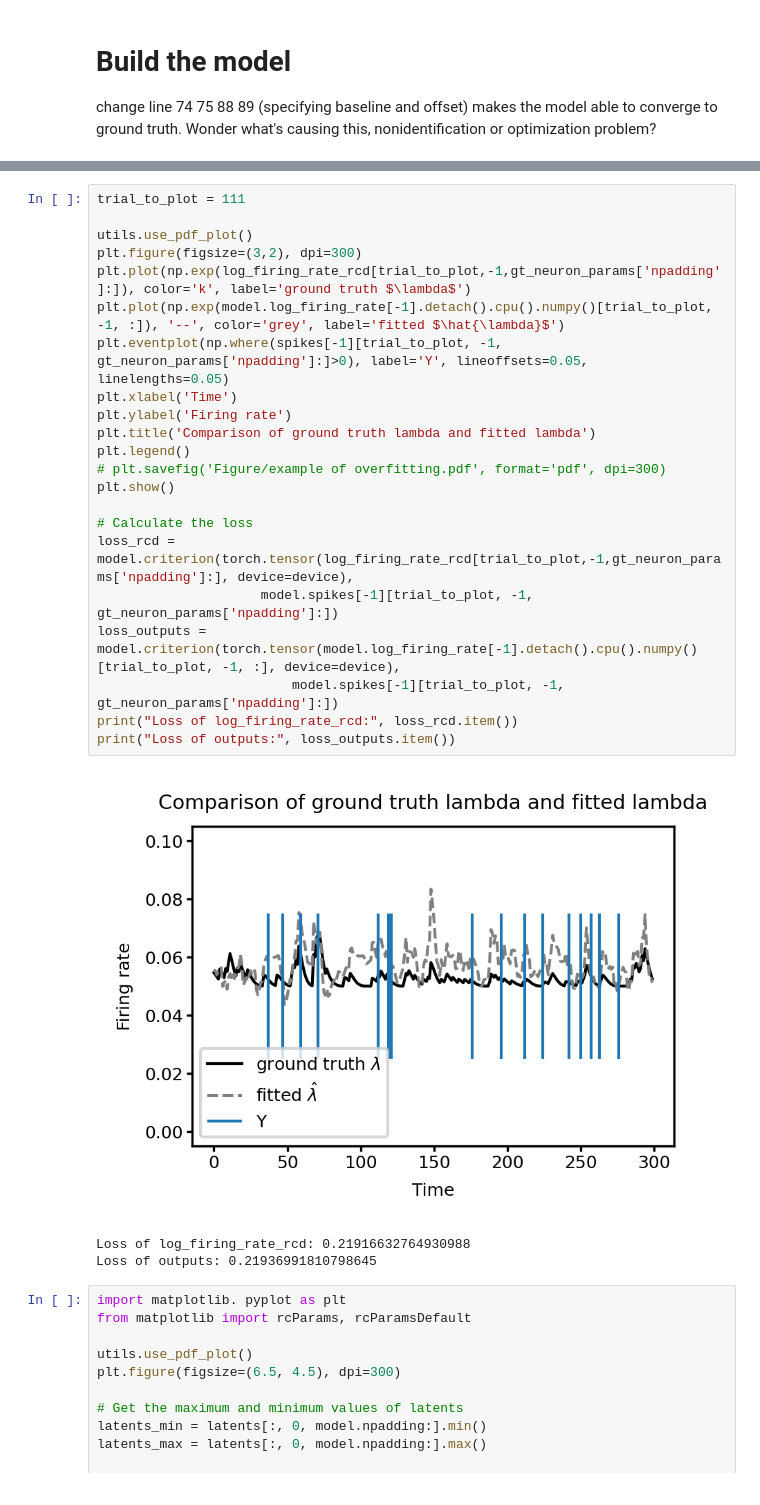
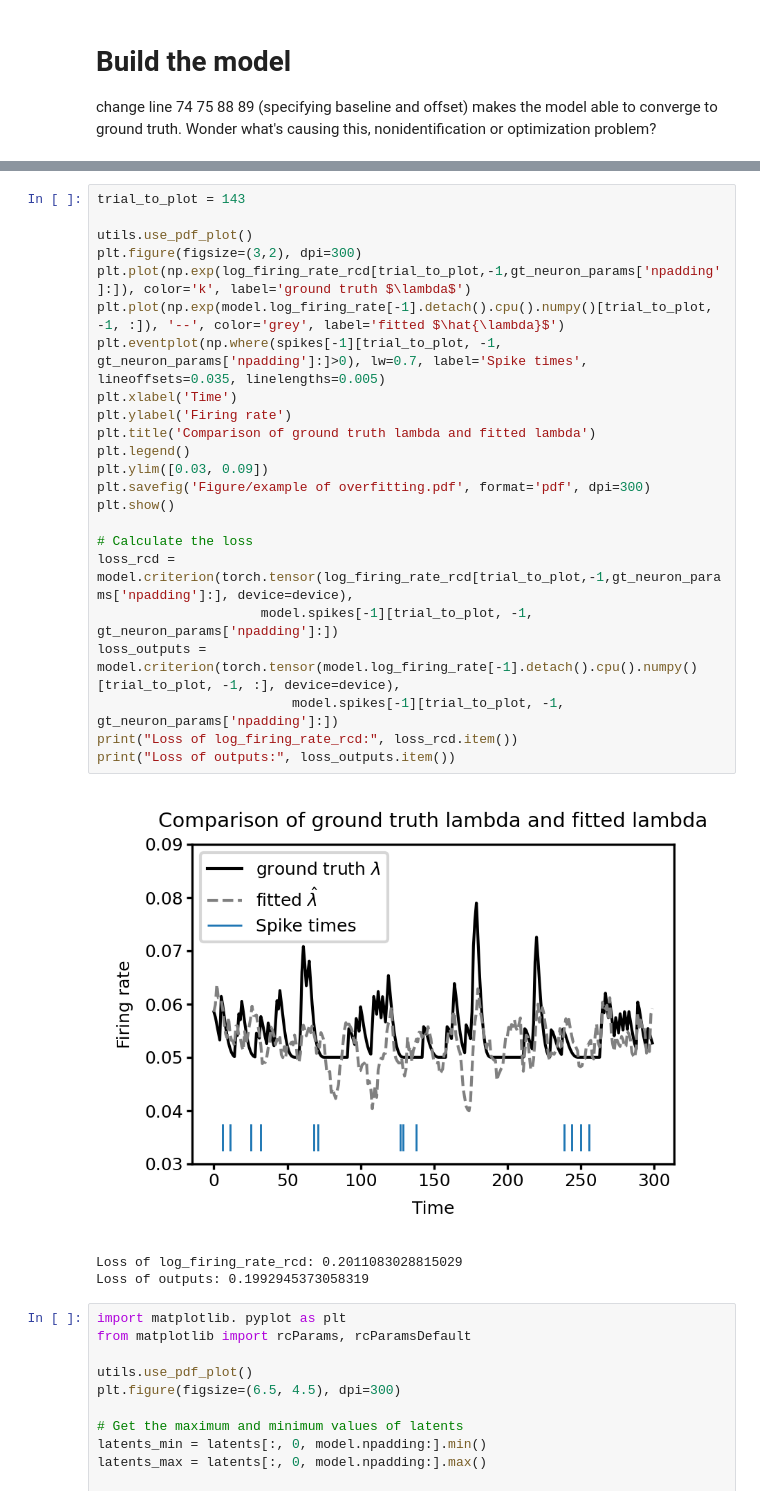
Before and after one commit to Qi-Xin/FC-GPFA, a Jupyter notebook: Decoder&Encoder.ipynb, the cells around one changed output, grey strips where cells are left out. Drawn from its saved outputs; the diff is of its cells as text.

Commit message:
updating figure: change example of overfitting to 50Hz setting

```diff
--- a/Decoder&Encoder.ipynb
+++ b/Decoder&Encoder.ipynb
@@ -554,29 +527,30 @@ loss_outputs_np = np.array(loss_outputs)
 # %%
-trial_to_plot = 111
+trial_to_plot = 143
 
 utils.use_pdf_plot()
 plt.figure(figsize=(3,2), dpi=300)
 plt.plot(np.exp(log_firing_rate_rcd[trial_to_plot,-1,gt_neuron_params['npadding']:]), color='k', label='ground truth $\lambda$')
 plt.plot(np.exp(model.log_firing_rate[-1].detach().cpu().numpy()[trial_to_plot, -1, :]), '--', color='grey', label='fitted $\hat{\lambda}$')
-plt.eventplot(np.where(spikes[-1][trial_to_plot, -1, gt_neuron_params['npadding']:]>0), label='Y', lineoffsets=0.05, linelengths=0.05)
+plt.eventplot(np.where(spikes[-1][trial_to_plot, -1, gt_neuron_params['npadding']:]>0), lw=0.7, label='Spike times', lineoffsets=0.035, linelengths=0.005)
 plt.xlabel('Time')
 plt.ylabel('Firing rate')
 plt.title('Comparison of ground truth lambda and fitted lambda')
 plt.legend()
-# plt.savefig('Figure/example of overfitting.pdf', format='pdf', dpi=300)
+plt.ylim([0.03, 0.09])
+plt.savefig('Figure/example of overfitting.pdf', format='pdf', dpi=300)
 plt.show()
 
 # Calculate the loss
 loss_rcd = model.criterion(torch.tensor(log_firing_rate_rcd[trial_to_plot,-1,gt_neuron_params['npadding']:], device=device),
                      model.spikes[-1][trial_to_plot, -1, gt_neuron_params['npadding']:])
 loss_outputs = model.criterion(torch.tensor(model.log_firing_rate[-1].detach().cpu().numpy()[trial_to_plot, -1, :], device=device),
                          model.spikes[-1][trial_to_plot, -1, gt_neuron_params['npadding']:])
 print("Loss of log_firing_rate_rcd:", loss_rcd.item())
 print("Loss of outputs:", loss_outputs.item())
 # %% [output]
-[figure, old version]
+[figure, new version]
-Loss of log_firing_rate_rcd: 0.21916632764930988
-Loss of outputs: 0.21936991810798645
+Loss of log_firing_rate_rcd: 0.2011083028815029
+Loss of outputs: 0.1992945373058319
 # %%
 import matplotlib. pyplot as plt
 from matplotlib import rcParams, rcParamsDefault
```
Also changed, not shown: parts of 4 cells of this notebook, 1 other file.
